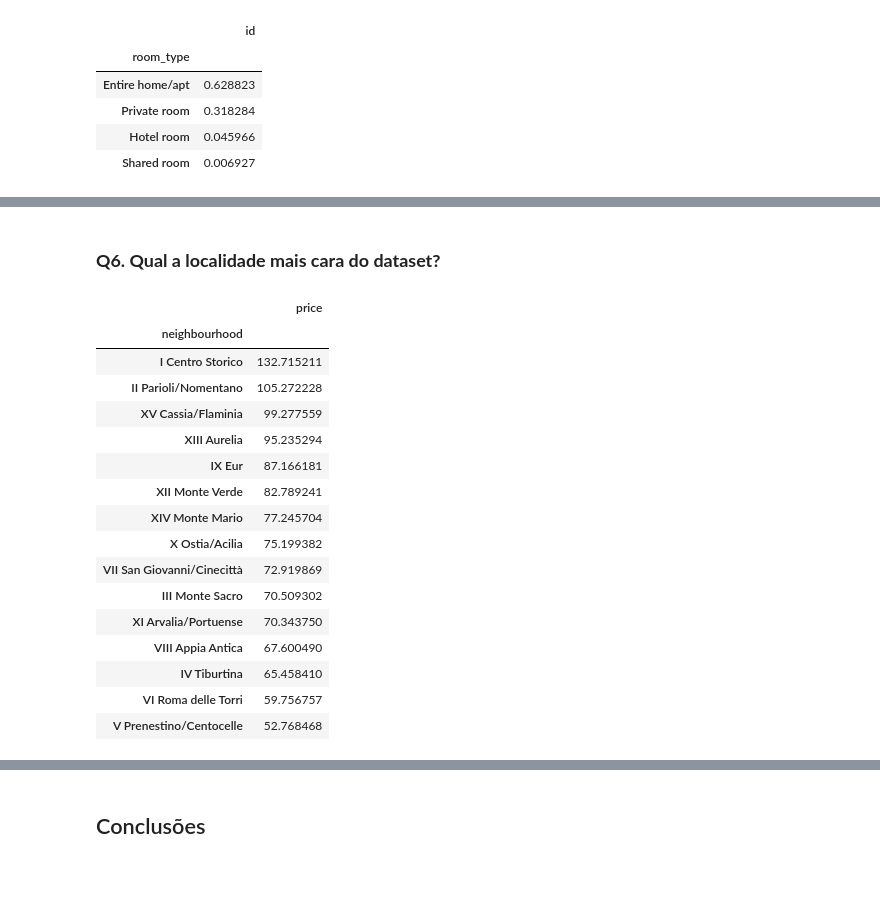
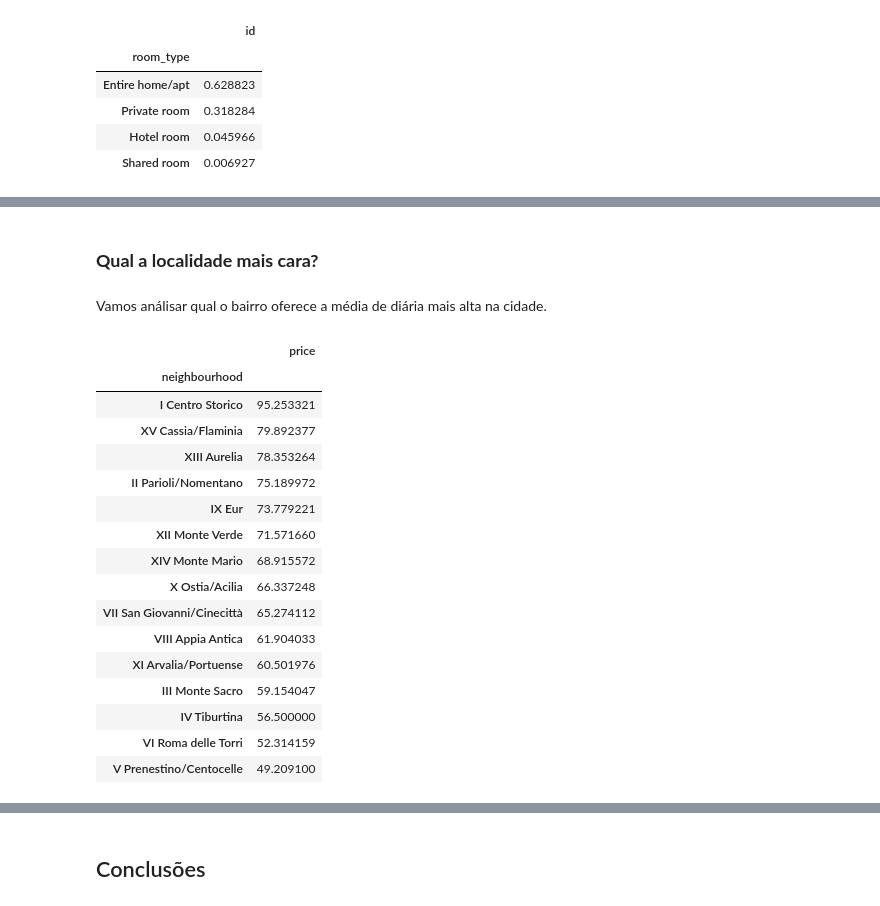
Before and after one commit to matheusbuniotto/portfolio, a Jupyter notebook: Analisando_os_Dados_do_Airbnb_Roma.ipynb, the cells around one changed output, grey strips where cells are left out. Saved outputs shown, nothing was run; the diff lists cells and outputs as text; code cells hidden in the pictures; blank space fills up the shorter version.

```diff
--- a/Analisando_os_Dados_do_Airbnb_Roma.ipynb
+++ b/Analisando_os_Dados_do_Airbnb_Roma.ipynb
@@ -192,0 +231,9 @@ A média dos preços é:   108.70675997300273
+# %%
+#decteção de outliers
+df.price.plot(kind='box', vert=False, figsize=(20, 3),)
+plt.show()
+
+#verificar quantidade de prices acima ou igual a `x`
+x = 300
+print("{} entradas".format(len(df[df.price >= x])))
+print('{:.2f}%'.format((len(df[df.price > x]) / df.shape[0])*100))
@@ -192,0 +244,9 @@ A média dos preços é:   108.70675997300273
+# %%
+#decteção de outliers
+df.minimum_nights.plot(kind='box', vert=False, figsize=(20, 3),)
+plt.show()
+
+#verificar quantidade de minimun-nights acima ou igual a `y`
+y = 5
+print("{} entradas".format(len(df[df.minimum_nights >= y])))
+print('{:.2f}%'.format((len(df[df.minimum_nights > y]) / df.shape[0])*100))
@@ -192,0 +259,11 @@ A média dos preços é:   108.70675997300273
+# %%
+#limpeza dos dados de price
+#copiamos os dados do df para o novo dataset
+df_clean = df.copy()
+
+#remover os preços acima de x definido acima
+df_clean.drop(df_clean[df_clean.price > x].index, axis=0, inplace=True)
+df_clean.drop(df_clean[df_clean.minimum_nights > y].index, axis=0, inplace=True)
+
+#verificar como ficaram a distribuição de preços
+df_clean.hist(bins=15, figsize=(15,10));
@@ -235,23 +334,25 @@ df[['room_type', 'id']].groupby('room_type').count()
 # %% [markdown]
-### **Q6. Qual a localidade mais cara do dataset?**
+### **Qual a localidade mais cara?**
+# %% [markdown]
+Vamos análisar qual o bairro oferece a média de diária mais alta na cidade.
 # %%
 # ver preços por bairros, na média
-(df[['neighbourhood', 'price']].groupby('neighbourhood').mean()).sort_values(by='price', ascending=False)
+(df_clean[['neighbourhood', 'price']].groupby('neighbourhood').mean()).sort_values(by='price', ascending=False)
 # %% [output]
 |  | price |
 | neighbourhood |  |
-| I Centro Storico | 132.715211 |
-| II Parioli/Nomentano | 105.272228 |
-| XV Cassia/Flaminia | 99.277559 |
-| XIII Aurelia | 95.235294 |
-| IX Eur | 87.166181 |
-| XII Monte Verde | 82.789241 |
-| XIV Monte Mario | 77.245704 |
-| X Ostia/Acilia | 75.199382 |
-| VII San Giovanni/Cinecittà | 72.919869 |
-| III Monte Sacro | 70.509302 |
-| XI Arvalia/Portuense | 70.343750 |
-| VIII Appia Antica | 67.600490 |
-| IV Tiburtina | 65.458410 |
-| VI Roma delle Torri | 59.756757 |
-| V Prenestino/Centocelle | 52.768468 |
+| I Centro Storico | 95.253321 |
+| XV Cassia/Flaminia | 79.892377 |
+| XIII Aurelia | 78.353264 |
+| II Parioli/Nomentano | 75.189972 |
+| IX Eur | 73.779221 |
+| XII Monte Verde | 71.571660 |
+| XIV Monte Mario | 68.915572 |
+| X Ostia/Acilia | 66.337248 |
+| VII San Giovanni/Cinecittà | 65.274112 |
+| VIII Appia Antica | 61.904033 |
+| XI Arvalia/Portuense | 60.501976 |
+| III Monte Sacro | 59.154047 |
+| IV Tiburtina | 56.500000 |
+| VI Roma delle Torri | 52.314159 |
+| V Prenestino/Centocelle | 49.209100 |
```
Also changed, not shown: parts of 48 cells of this notebook.
